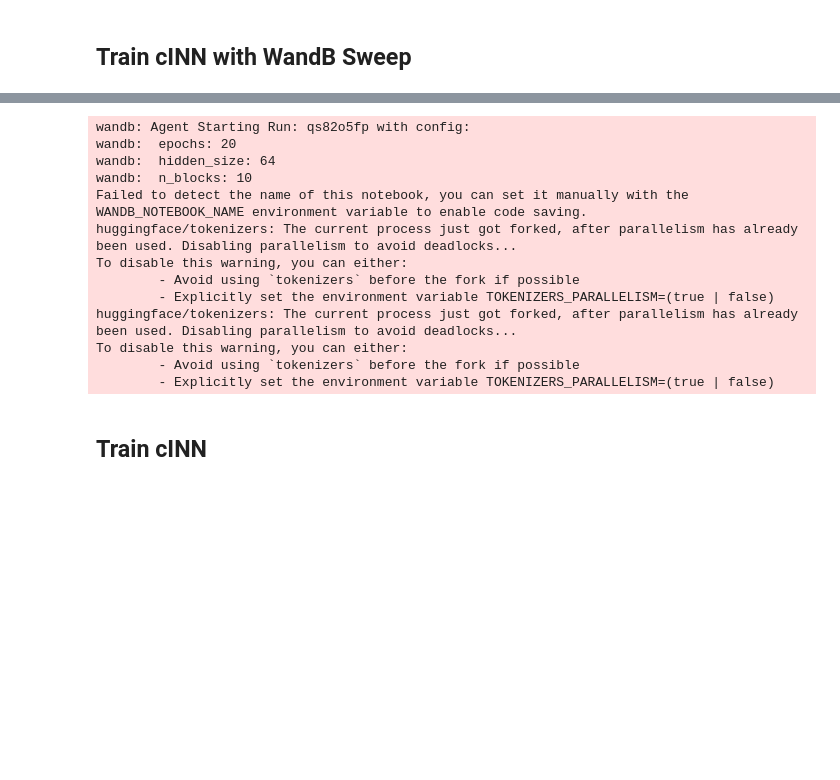
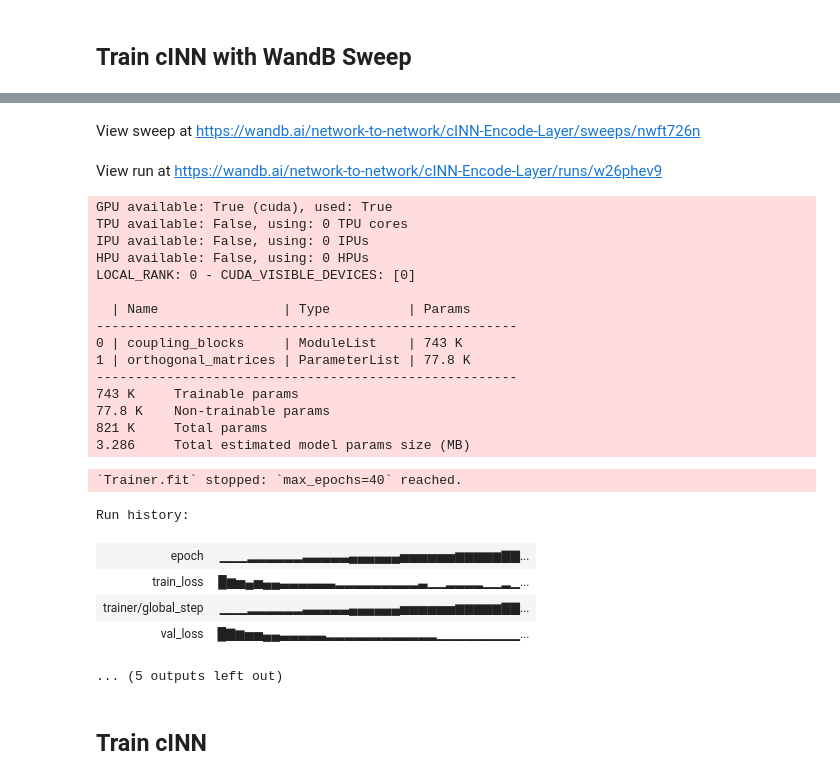
Before and after one commit to lukevoss/GNN, a Jupyter notebook: Project/training/train_cinn_inpainting.ipynb, the cells around one changed output, grey strips where cells are left out. Saved outputs shown, nothing was run; the diff lists cells and outputs as text; code cells hidden in the pictures; blank space fills up the shorter version.

```diff
--- a/Project/training/train_cinn_inpainting.ipynb
+++ b/Project/training/train_cinn_inpainting.ipynb
@@ -89,8 +56,6 @@ val_loader = DataLoader(val_data, batch_size=BATCH_SIZE, shuffle=False)
 # %% [markdown]
 ## Train cINN with WandB Sweep
 # %%
-# TODO!: NOT YET WORKING!!!
-
 # Define the sweep configuration
 sweep_config = {
   "method": "grid",  # Choose from "grid", "random", or "bayes" search methods
@@ -99,9 +64,7 @@ sweep_config = {
     "goal": "minimize"  # You can also use "maximize"
   },
   "parameters": {
-    "hidden_size": {"values": [64, 128, 256]},  # Sweep hidden_size values
-    "n_blocks": {"values": [10, 20, 30]},  # Sweep n_blocks values
-    "epochs": {"values": [20]},  # Sweep epochs values
+    "encode_dim": {"values": [64,128,256]},  # Sweep hidden_size values
   }
 }
 
@@ -112,26 +75,47 @@ def train():
     # Initialize a W&B run
     wandb.init()
 
-    # Access sweep parameters
+     # Access sweep parameters
     config = wandb.config
-    hidden_size = config.hidden_size
-    n_blocks = config.n_blocks
-    epochs = config.epochs
+    hidden_size = 128
+    n_blocks = 20
+    epochs = 40
+    ENCODE_DIM = config.encode_dim
+    classifier_path = "./models/classifier_multi_layer.pth"
+    classifier = MultiLayerCNN(encode_dim=ENCODE_DIM)
+    classifier.load_state_dict(torch.load(classifier_path, map_location=get_best_device()))
+
+    BATCH_SIZE = 100
+    train_data = EncodedMaskedMNIST(autoencoder=autoencoder, classifier=classifier, train=True)
+
+    TRAIN_SIZE = int(0.9 * len(train_data))
+    VAL_SIZE = len(train_data) - TRAIN_SIZE
+
+    train_data, val_data = torch.utils.data.random_split(train_data, [TRAIN_SIZE, VAL_SIZE])
+
+    train_loader = DataLoader(train_data, batch_size=BATCH_SIZE, shuffle=True)
+    val_loader = DataLoader(val_data, batch_size=BATCH_SIZE, shuffle=False)
+
+
+
 
     # Model initialization (modified to use config parameters)
-    cinn = ConditionalRealNVP(input_size=64, hidden_size=hidden_size, n_blocks=n_blocks, condition_size=384)
+    cinn = ConditionalRealNVPImageTranslator(input_size=64, hidden_size=hidden_size, n_blocks=n_blocks, condition_size=ENCODE_DIM)
 
     # Trainer initialization (assumes learning rate is used somewhere in here)
-    wandb_logger = WandbLogger(project="cINN-Text-to-Image", entity="network-to-network")
+    wandb_logger = WandbLogger(project="cINN-Image-Inpainting", entity="network-to-network")
     trainer = L.Trainer(max_epochs=epochs, logger=wandb_logger)
     trainer.fit(model=cinn, train_dataloaders=train_loader, val_dataloaders=val_loader)
+    name = f'cinn_inpainting_{ENCODE_DIM}.pth'
+    torch.save(cinn.state_dict(), name)
 
     # Close the W&B run when done
     wandb.finish()
 # %%
 # Initialize sweep
-sweep_id = wandb.sweep(sweep=sweep_config, project="cINN-Text-to-Image", entity="network-to-network")
+#sweep_id = wandb.sweep(sweep=sweep_config, project="cINN-Encode-Layer", entity="network-to-network")
+sweep_id = 'nwft726n'
 
 # Start sweep
-wandb.agent(sweep_id, train, count=27)  # Adjust count as needed
+wandb.agent(sweep_id, train, count=3, project="cINN-Encode-Layer", entity="network-to-network")  # Adjust count as needed
 # %% [output]
@@ -140,16 +131,27 @@ Sweep URL: https://wandb.ai/network-to-network/cINN-Text-to-Image/sweeps/548n69u
+View sweep at https://wandb.ai/network-to-network/cINN-Encode-Layer/sweeps/nwft726n
+View run at https://wandb.ai/network-to-network/cINN-Encode-Layer/runs/w26phev9
-wandb: Agent Starting Run: qs82o5fp with config:
-wandb:  epochs: 20
-wandb:  hidden_size: 64
-wandb:  n_blocks: 10
-Failed to detect the name of this notebook, you can set it manually with the WANDB_NOTEBOOK_NAME environment variable to enable code saving.
-huggingface/tokenizers: The current process just got forked, after parallelism has already been used. Disabling parallelism to avoid deadlocks...
-To disable this warning, you can either:
-        - Avoid using `tokenizers` before the fork if possible
-        - Explicitly set the environment variable TOKENIZERS_PARALLELISM=(true | false)
-huggingface/tokenizers: The current process just got forked, after parallelism has already been used. Disabling parallelism to avoid deadlocks...
-To disable this warning, you can either:
-        - Avoid using `tokenizers` before the fork if possible
-        - Explicitly set the environment variable TOKENIZERS_PARALLELISM=(true | false)
+GPU available: True (cuda), used: True
+TPU available: False, using: 0 TPU cores
+IPU available: False, using: 0 IPUs
+HPU available: False, using: 0 HPUs
+LOCAL_RANK: 0 - CUDA_VISIBLE_DEVICES: [0]
+
+  | Name                | Type          | Params
+------------------------------------------------------
+0 | coupling_blocks     | ModuleList    | 743 K
+1 | orthogonal_matrices | ParameterList | 77.8 K
+------------------------------------------------------
+743 K     Trainable params
+77.8 K    Non-trainable params
+821 K     Total params
+3.286     Total estimated model params size (MB)
+`Trainer.fit` stopped: `max_epochs=40` reached.
+Run history:
+| epoch | ▁▁▁▂▂▂▂▂▂▃▃▃▃▃▄▄▄▄▄▄▅▅▅▅▅▅▆▆▆▆▆▇▇... |
+| train_loss | █▆▅▄▅▄▄▃▃▃▃▃▃▂▂▂▂▂▂▂▂▂▃▁▁▂▂▂▂▁▁▂▁... |
+| trainer/global_step | ▁▁▁▂▂▂▂▂▂▃▃▃▃▃▄▄▄▄▄▄▅▅▅▅▅▅▆▆▆▆▆▇▇... |
+| val_loss | █▇▆▅▅▄▄▃▃▃▃▃▂▂▂▂▂▂▂▂▂▂▂▂▁▁▁▁▁▁▁▁▁... |
+... (5 outputs left out)
 # %% [markdown]
 ## Train cINN
 # %%
```
Also changed, not shown: parts of 7 cells of this notebook, 11 other files.
